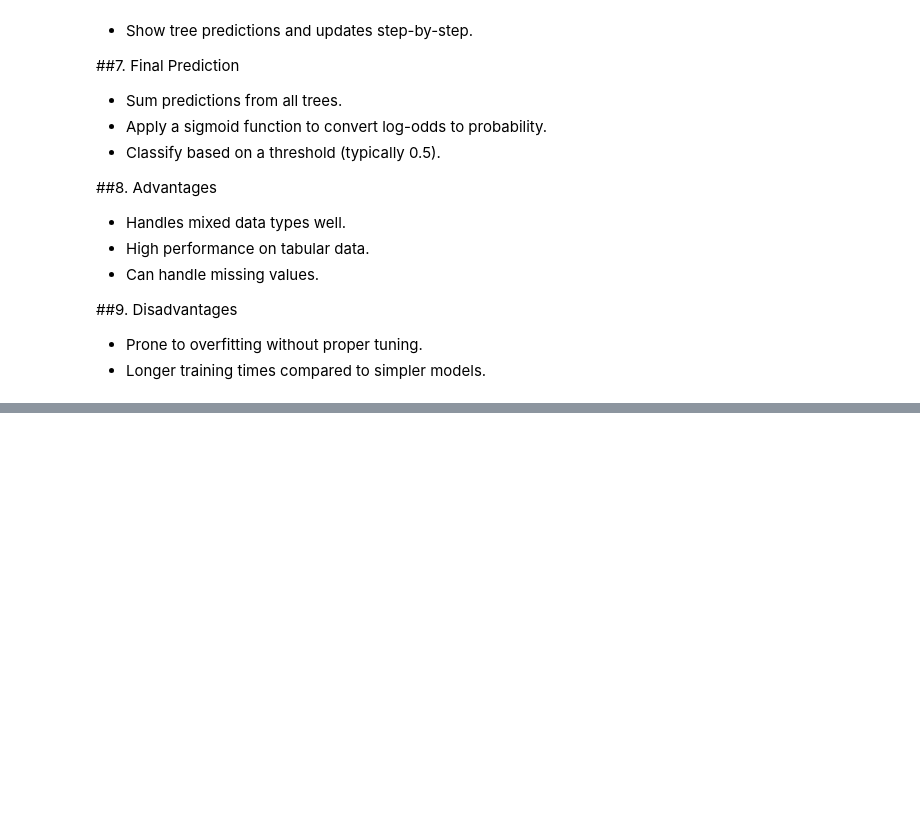
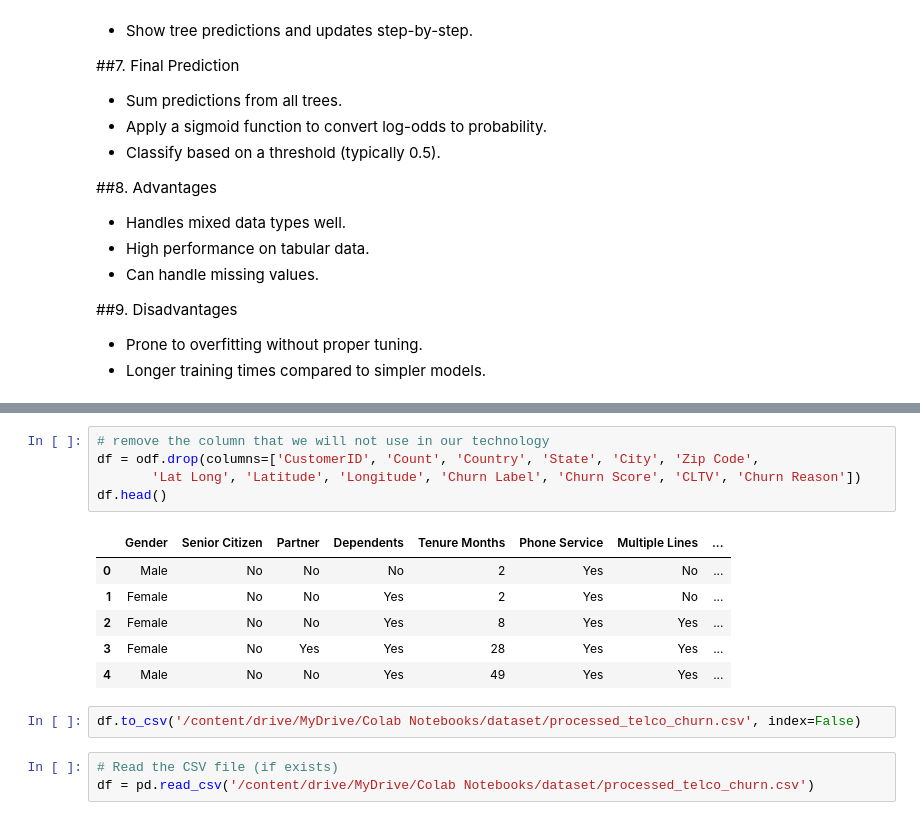
Before and after one commit to adnanagbaria/MLcourse, a Jupyter notebook: Lec8_boosingAlgorithms.ipynb, the cells around one changed output, grey strips where cells are left out. Saved outputs shown, nothing was run; the diff lists cells and outputs as text; blank space fills up the shorter version.

```diff
--- a/Lec8_boosingAlgorithms.ipynb
+++ b/Lec8_boosingAlgorithms.ipynb
@@ -141,0 +207,17 @@ With learning rate $\phi = 1.0$, $F_1(x) = F_0(x) + \phi h_1(x)$
+# %%
+# remove the column that we will not use in our technology
+df = odf.drop(columns=['CustomerID', 'Count', 'Country', 'State', 'City', 'Zip Code',
+       'Lat Long', 'Latitude', 'Longitude', 'Churn Label', 'Churn Score', 'CLTV', 'Churn Reason'])
+df.head()
+# %% [output]
+|  | Gender | Senior Citizen | Partner | Dependents | Tenure Months | Phone Service | Multiple Lines | ... |
+| 0 | Male | No | No | No | 2 | Yes | No | ... |
+| 1 | Female | No | No | Yes | 2 | Yes | No | ... |
+| 2 | Female | No | No | Yes | 8 | Yes | Yes | ... |
+| 3 | Female | No | Yes | Yes | 28 | Yes | Yes | ... |
+| 4 | Male | No | No | Yes | 49 | Yes | Yes | ... |
+# %%
+df.to_csv('/content/drive/MyDrive/Colab Notebooks/dataset/processed_telco_churn.csv', index=False)
+# %%
+# Read the CSV file (if exists)
+df = pd.read_csv('/content/drive/MyDrive/Colab Notebooks/dataset/processed_telco_churn.csv')
```
Also changed, not shown: parts of 13 cells of this notebook.
